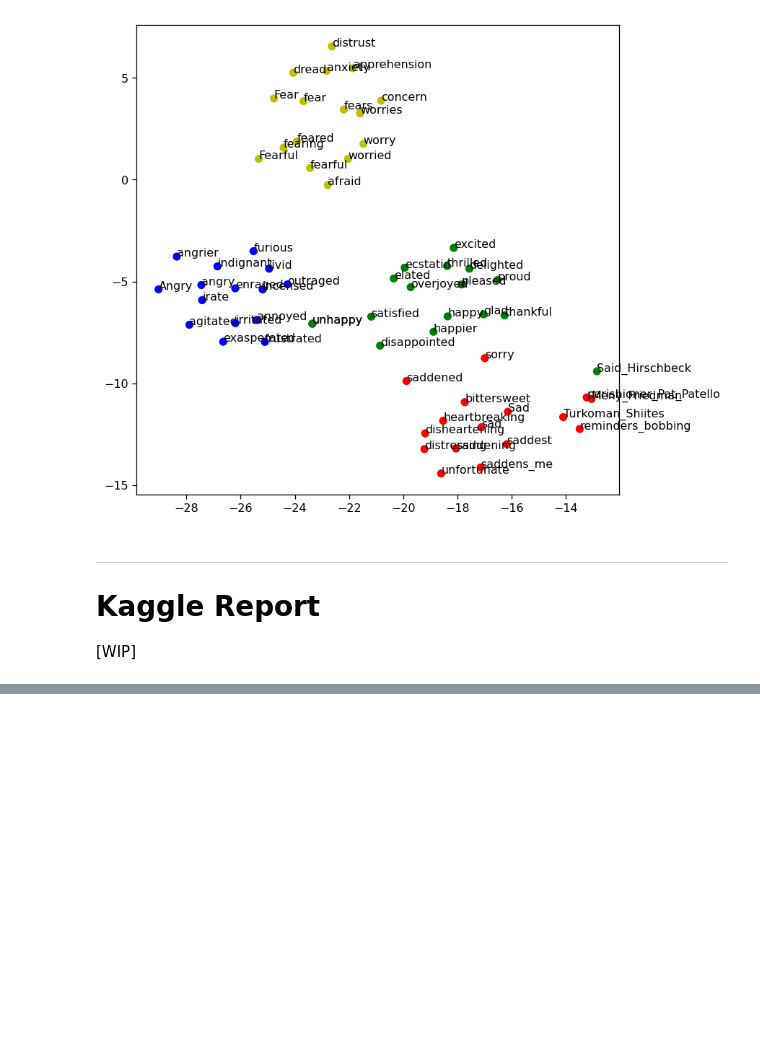
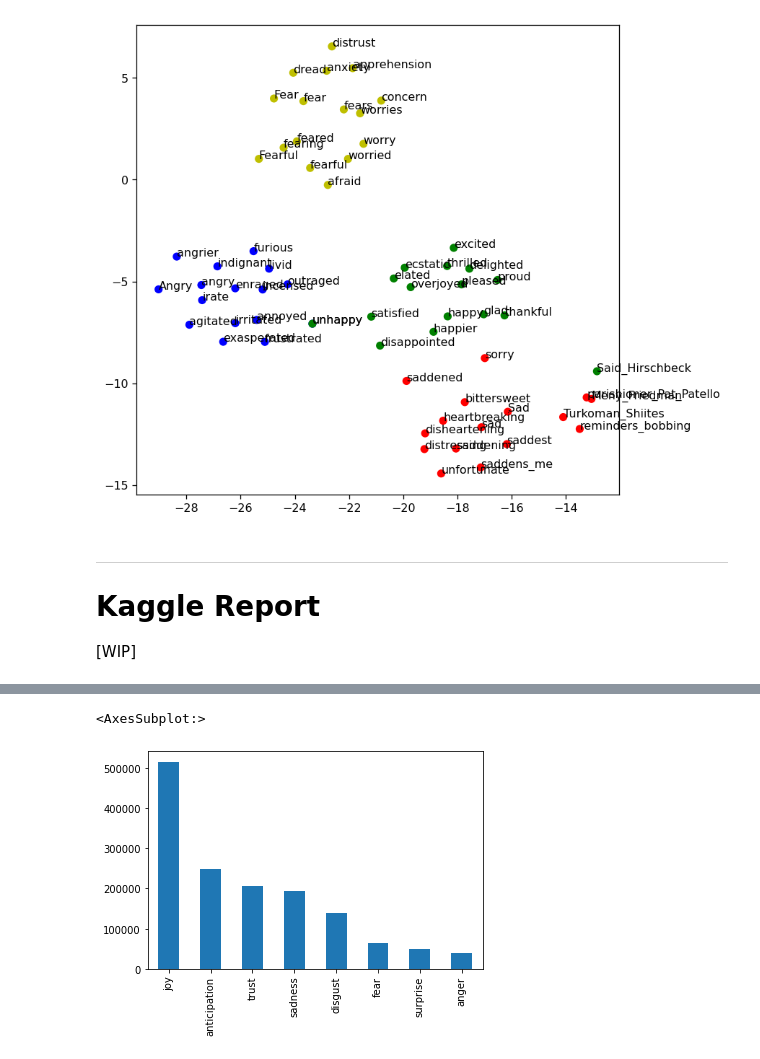
Before and after one commit to drainvers/DM2021-Lab2-HW2, a Jupyter notebook: DM2021-Lab2-Homework.ipynb, the cells around one changed output, grey strips where cells are left out. Saved outputs shown, nothing was run; the diff lists cells and outputs as text; code cells hidden in the pictures; blank space fills up the shorter version.

Commit message:
Added Kaggle report

```diff
--- a/DM2021-Lab2-Homework.ipynb
+++ b/DM2021-Lab2-Homework.ipynb
@@ -936,0 +964,20 @@ plt.show()
+# %%
+# Read all files
+json_tweets = pd.read_json(
+    '/kaggle/input/dm2021-lab2-hw2/tweets_DM.json',
+    lines=True,
+    orient='records'
+)
+df_data_id  = pd.read_csv('/kaggle/input/dm2021-lab2-hw2/data_identification.csv')
+df_emotion  = pd.read_csv('/kaggle/input/dm2021-lab2-hw2/emotion.csv')
+# %%
+# Perform some cleaning, normalizing nested data, removing irrelevant attributes
+df_tweets = pd.concat([
+    json_tweets.drop(columns=['_source', '_index', '_type', '_crawldate']),
+    pd.json_normalize(json_tweets['_source'].values.tolist()).rename(columns={
+        'tweet.hashtags': 'hashtags',
+        'tweet.tweet_id': 'tweet_id',
+        'tweet.text': 'text'
+    })
+], axis=1).rename(columns={'_score': 'score'})
+df_tweets
@@ -936,0 +998,5 @@ plt.show()
+# %%
+# Merge data from JSON with data from CSVs and split based on identification
+df_tweets = df_tweets.merge(df_data_id, on='tweet_id')
+df_train  = df_tweets[df_tweets['identification'] == 'train'].drop(columns='identification').merge(df_emotion, on='tweet_id')
+df_test   = df_tweets[df_tweets['identification'] == 'test'].drop(columns='identification')
@@ -936,0 +1015,5 @@ plt.show()
+# %%
+df_train['emotion'].value_counts().plot(kind='bar')
+# %% [output]
+<AxesSubplot:>
+[figure, added]
```
Also changed, not shown: parts of 23 cells of this notebook.
